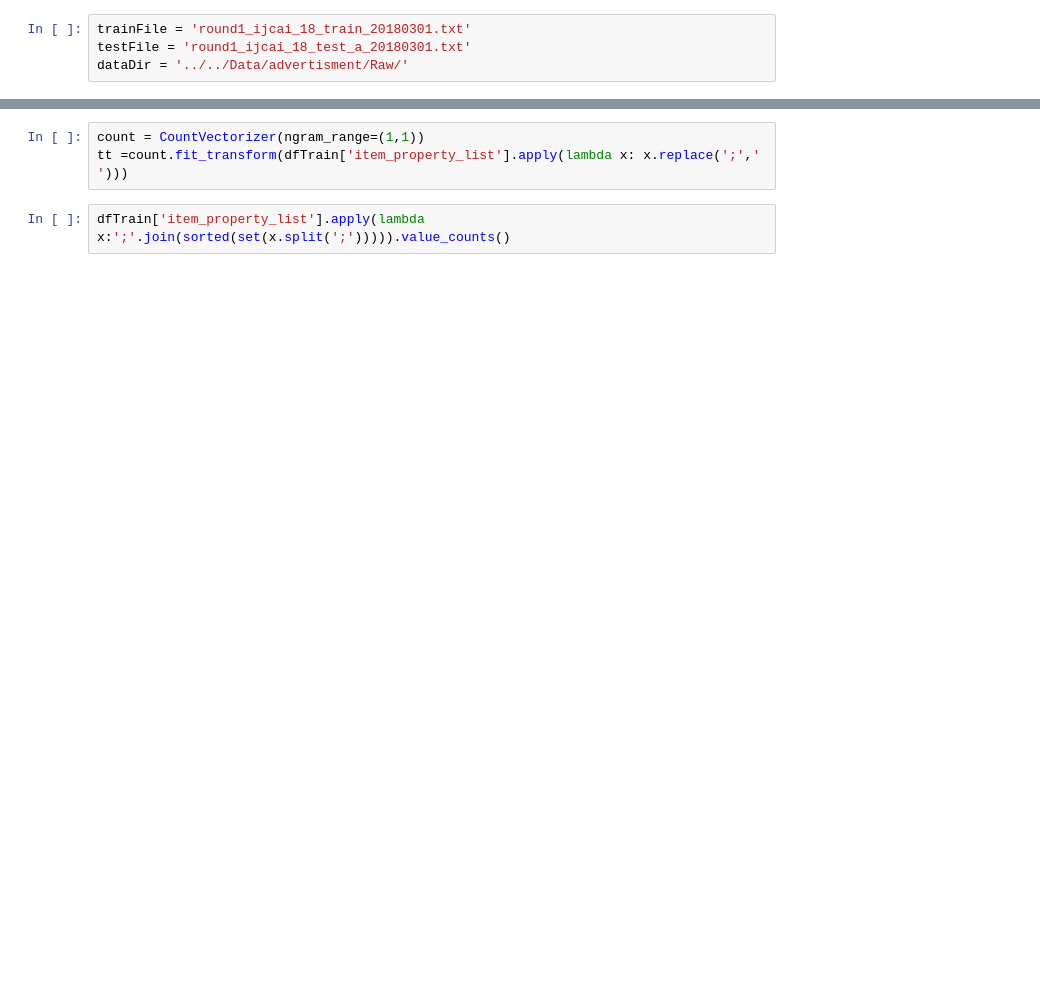
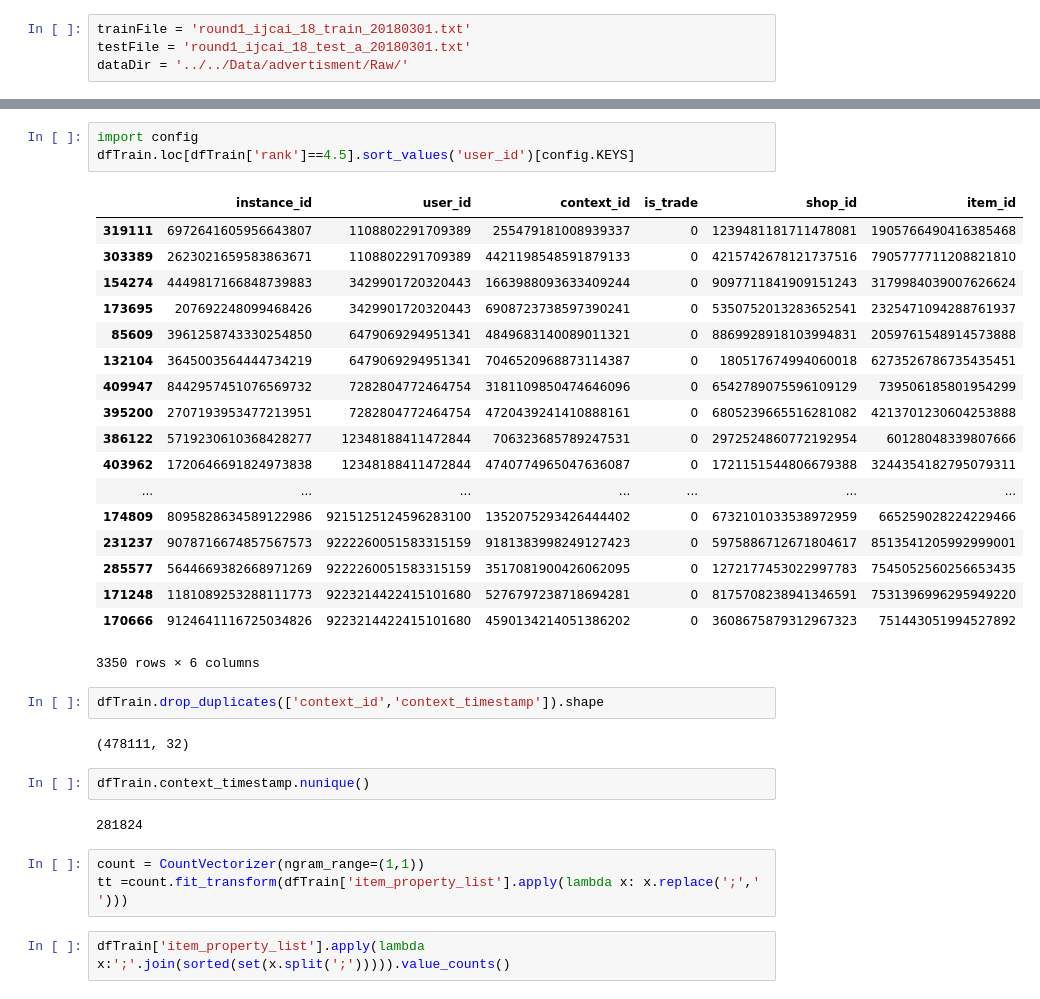
Before and after one commit to MaoLi2018/advertisment, a Jupyter notebook: Code/DAE.ipynb, the cells around one changed output, grey strips where cells are left out. Cells and saved outputs as stored; diff of their text form; blank space fills up the shorter version.

```diff
--- a/Code/DAE.ipynb
+++ b/Code/DAE.ipynb
@@ -13,3 +149,33 @@ dfTest = pd.read_table(dataDir+testFile,sep=' ')
+# %%
+import config
+dfTrain.loc[dfTrain['rank']==4.5].sort_values('user_id')[config.KEYS]
+# %% [output]
+|  | instance_id | user_id | context_id | is_trade | shop_id | item_id |
+| 319111 | 6972641605956643807 | 1108802291709389 | 255479181008939337 | 0 | 1239481181711478081 | 1905766490416385468 |
+| 303389 | 2623021659583863671 | 1108802291709389 | 4421198548591879133 | 0 | 4215742678121737516 | 7905777711208821810 |
+| 154274 | 4449817166848739883 | 3429901720320443 | 1663988093633409244 | 0 | 9097711841909151243 | 3179984039007626624 |
+| 173695 | 207692248099468426 | 3429901720320443 | 6908723738597390241 | 0 | 5350752013283652541 | 2325471094288761937 |
+| 85609 | 3961258743330254850 | 6479069294951341 | 4849683140089011321 | 0 | 8869928918103994831 | 2059761548914573888 |
+| 132104 | 3645003564444734219 | 6479069294951341 | 7046520968873114387 | 0 | 180517674994060018 | 6273526786735435451 |
+| 409947 | 8442957451076569732 | 7282804772464754 | 3181109850474646096 | 0 | 6542789075596109129 | 739506185801954299 |
+| 395200 | 2707193953477213951 | 7282804772464754 | 4720439241410888161 | 0 | 6805239665516281082 | 4213701230604253888 |
+| 386122 | 5719230610368428277 | 12348188411472844 | 706323685789247531 | 0 | 2972524860772192954 | 60128048339807666 |
+| 403962 | 1720646691824973838 | 12348188411472844 | 4740774965047636087 | 0 | 1721151544806679388 | 3244354182795079311 |
+| ... | ... | ... | ... | ... | ... | ... |
+| 174809 | 8095828634589122986 | 9215125124596283100 | 1352075293426444402 | 0 | 6732101033538972959 | 665259028224229466 |
+| 231237 | 9078716674857567573 | 9222260051583315159 | 9181383998249127423 | 0 | 5975886712671804617 | 8513541205992999001 |
+| 285577 | 5644669382668971269 | 9222260051583315159 | 3517081900426062095 | 0 | 1272177453022997783 | 7545052560256653435 |
+| 171248 | 1181089253288111773 | 9223214422415101680 | 5276797238718694281 | 0 | 8175708238941346591 | 7531396996295949220 |
+| 170666 | 9124641116725034826 | 9223214422415101680 | 4590134214051386202 | 0 | 3608675879312967323 | 751443051994527892 |
+3350 rows × 6 columns
+# %%
+dfTrain.drop_duplicates(['context_id','context_timestamp']).shape
+# %% [output]
+(478111, 32)
+# %%
+dfTrain.context_timestamp.nunique()
+# %% [output]
+281824
 # %%
 count = CountVectorizer(ngram_range=(1,1))
 tt =count.fit_transform(dfTrain['item_property_list'].apply(lambda x: x.replace(';',' ')))
```
Also changed, not shown: parts of 38 cells of this notebook, 2 other files.
